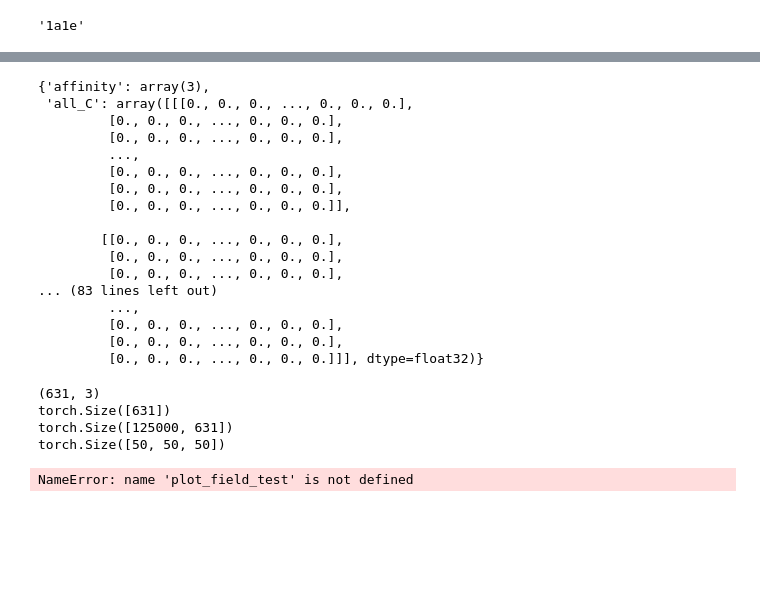
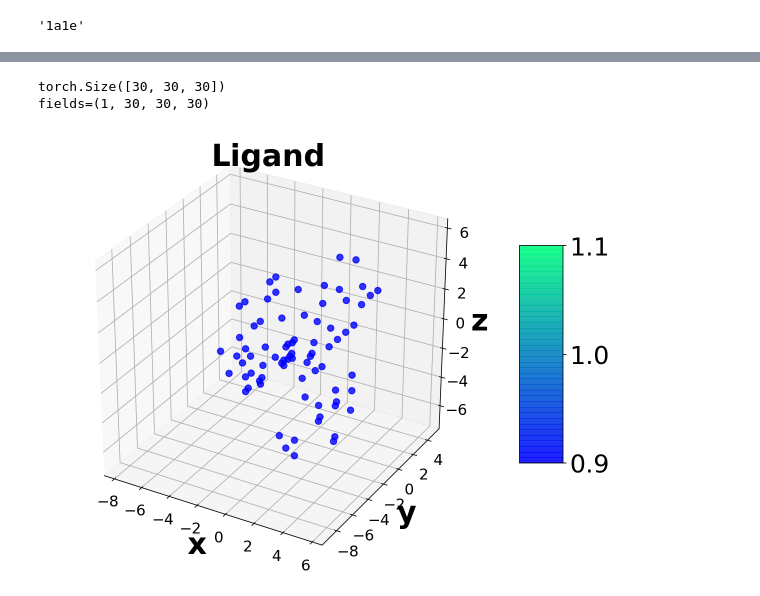
Before and after one commit to uw-edsi/cnns4qspr, a Jupyter notebook: notebooks/improve_voxelize_ligand.ipynb, the cells around one changed output, grey strips where cells are left out. Cells and saved outputs as stored; diff of their text form; code cells hidden in the pictures; blank space fills up the shorter version.

```diff
--- a/notebooks/improve_voxelize_ligand.ipynb
+++ b/notebooks/improve_voxelize_ligand.ipynb
@@ -64,9 +72,11 @@ def load_mol2(path):
     smarts_notation = next(pybel.readfile('mol2', path))
 
     pro_dict = generate_dict(x_coords, y_coords, z_coords, atom_types, residue_names)
+    heavy_pos = heavy_atom_positions(x_coords, y_coords, z_coords, atom_types)
 
     pro_dict['charge'] = partial_charge
     pro_dict['smarts'] = smarts_notation
+    pro_dict['heavy_atom_positions'] = heavy_pos
 
     # add a value to the dictionary, which is all of the atomic coordinates just
     # shifted to the origin
@@ -99,6 +109,19 @@ def generate_dict(x, y, z, a_types, res_names):
                     'residue_set':residue_set}
 
     return pro_dict
+
+def heavy_atom_positions(x, y, z, a_types):
+
+    positions = []
+    for i, xi in enumerate(x):
+        if a_types[i].startswith('H'):
+            pass
+        else:
+            position_tuple = (x[i], y[i], z[i])
+            positions.append(position_tuple)
+    positions = np.array(positions)
+
+    return positions
 
 
 def load_input(path, ligand=False):
@@ -168,10 +191,11 @@ def shift_coords(pro_dict, lig_dict=None):
     if lig_dict:
         x_pro, y_pro, z_pro = get_extreme_values(pro_dict)
         x_lig, y_lig, z_lig = get_extreme_values(lig_dict)
+        x_extremes, y_extremes, z_extremes = get_extreme_values(lig_dict)
 
-        x_extremes = np.array([np.min(np.concatenate([x_pro, x_lig])), np.max(np.concatenate([x_pro, x_lig]))])
-        y_extremes = np.array([np.min(np.concatenate([y_pro, y_lig])), np.max(np.concatenate([y_pro, y_lig]))])
-        z_extremes = np.array([np.min(np.concatenate([z_pro, z_lig])), np.max(np.concatenate([z_pro, z_lig]))])
+#         x_extremes = np.array([np.min(np.concatenate([x_pro, x_lig])), np.max(np.concatenate([x_pro, x_lig]))])
+#         y_extremes = np.array([np.min(np.concatenate([y_pro, y_lig])), np.max(np.concatenate([y_pro, y_lig]))])
+#         z_extremes = np.array([np.min(np.concatenate([z_pro, z_lig])), np.max(np.concatenate([z_pro, z_lig]))])
 
         #x_val = np.concatenate(x_pro, x_lig)
         #print(x_extremes)
@@ -183,5 +207,3 @@ def shift_coords(pro_dict, lig_dict=None):
 #     protein_dict['shifted_positions'] = protein_dict['positions'] - midpoints
 
     return midpoints
-# %%
-pro_dict = load_input('1a1e_pocket.pdb', ligand=True)
@@ -602,5 +857,5 @@ def voxelize(path, channels=['CA'], path_type='file', ligand=False, bin_size=2.0
 # %%
-file_name = '1a1e_pocket.mol2'
+file_name = '1a1b_pocket.mol2'
 myprotein_dict = load_input(file_name, ligand=True)
-myprotein_dict[0]
+len(myprotein_dict[1]['positions'])
 # %% [output]
@@ -732,23 +872,0 @@ dicttoh5(city_area, "city.h5", h5path="/area", overwrite_data=True,
-# %%
-from silx.io.dictdump import h5todict
-#vox = h5todict(name + ".h5", path='.')
-vox = h5todict('/Users/prguser/Documents/PDBbind/test_output/1a4r.h5')
-vox
-# %% [output]
-{'affinity': array(3),
- 'all_C': array([[[0., 0., 0., ..., 0., 0., 0.],
-         [0., 0., 0., ..., 0., 0., 0.],
-         [0., 0., 0., ..., 0., 0., 0.],
-         ...,
-         [0., 0., 0., ..., 0., 0., 0.],
-         [0., 0., 0., ..., 0., 0., 0.],
-         [0., 0., 0., ..., 0., 0., 0.]],
-
-        [[0., 0., 0., ..., 0., 0., 0.],
-         [0., 0., 0., ..., 0., 0., 0.],
-         [0., 0., 0., ..., 0., 0., 0.],
-... (83 lines left out)
-         ...,
-         [0., 0., 0., ..., 0., 0., 0.],
-         [0., 0., 0., ..., 0., 0., 0.],
-         [0., 0., 0., ..., 0., 0., 0.]]], dtype=float32)}
@@ -755,19 +875,22 @@ vox
 # %%
 %config InlineBackend.figure_format = 'retina'
 
-chan = 'partialcharge'
+chan = 'ligand'
+title = 'Ligand'
+plt.rc('xtick', labelsize=15)
 
 #field_dict = make_fields(myprotein_dict[0], channels = [chan], bin_size=1.0,num_bins=50, ligand=True, ligand_dict=myprotein_dict[1])
-field_dict = make_fields(myprotein_dict[0], channels = [chan], bin_size=1.0,num_bins=50, ligand=False)
+#field_dict = make_fields(myprotein_dict[0], channels = [chan], bin_size=1.0,num_bins=50, ligand=True)
+field_dict = voxelize(file_name, channels=[chan], bin_size=1.0,num_bins=30, path_type='file', ligand=True)
 
-plottable=plot_field_test(field_dict[chan],num_bins=50, show=False)
-plottable.show()
+
+plottable=plot_field_test(field_dict[chan],num_bins=30, show=False, title=title, save=True)
+# plottable.write_image('test.svg')
+# plottable.show()
 # %% [output]
-(631, 3)
-torch.Size([631])
-torch.Size([125000, 631])
-torch.Size([50, 50, 50])
+torch.Size([30, 30, 30])
+fields=(1, 30, 30, 30)
-NameError: name 'plot_field_test' is not defined
+[figure, added]
 # %%
 field_dict = make_fields(myprotein_dict[0], channels = [chan], bin_size=1.0,num_bins=30, ligand=True, ligand_dict=myprotein_dict[1])
 
```
Also changed, not shown: parts of 19 cells of this notebook, 34 other files.
